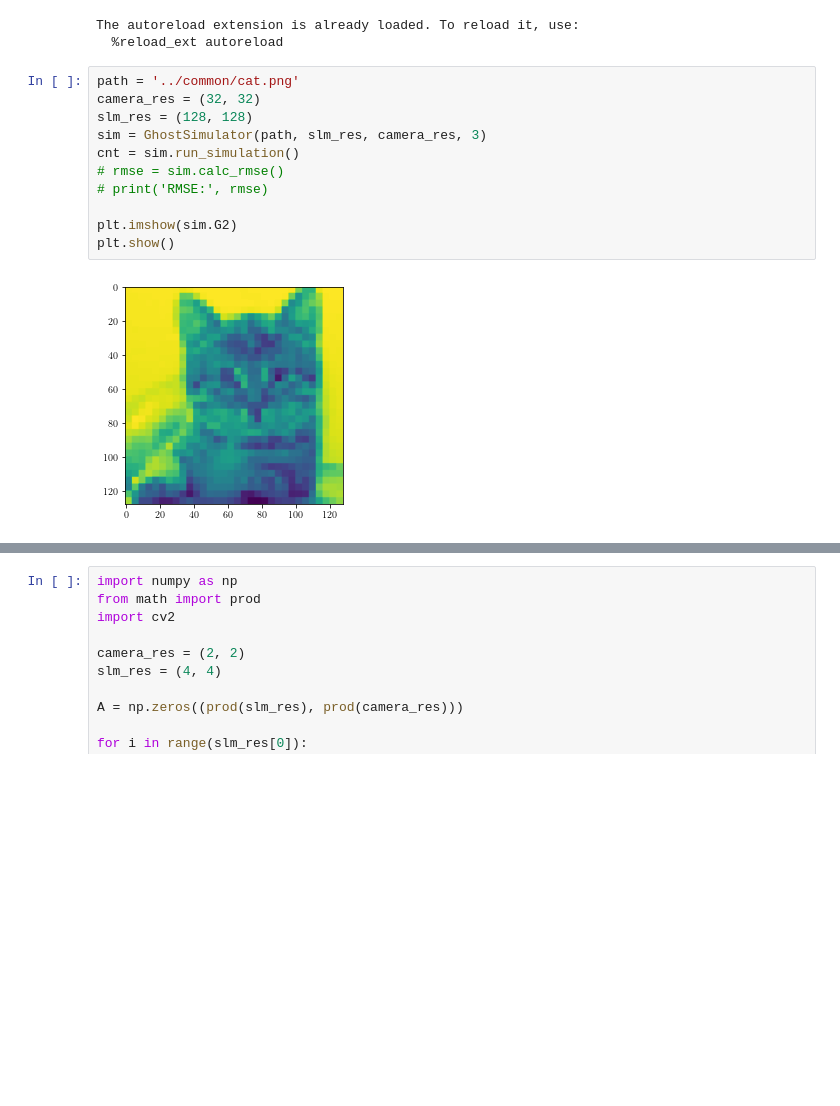
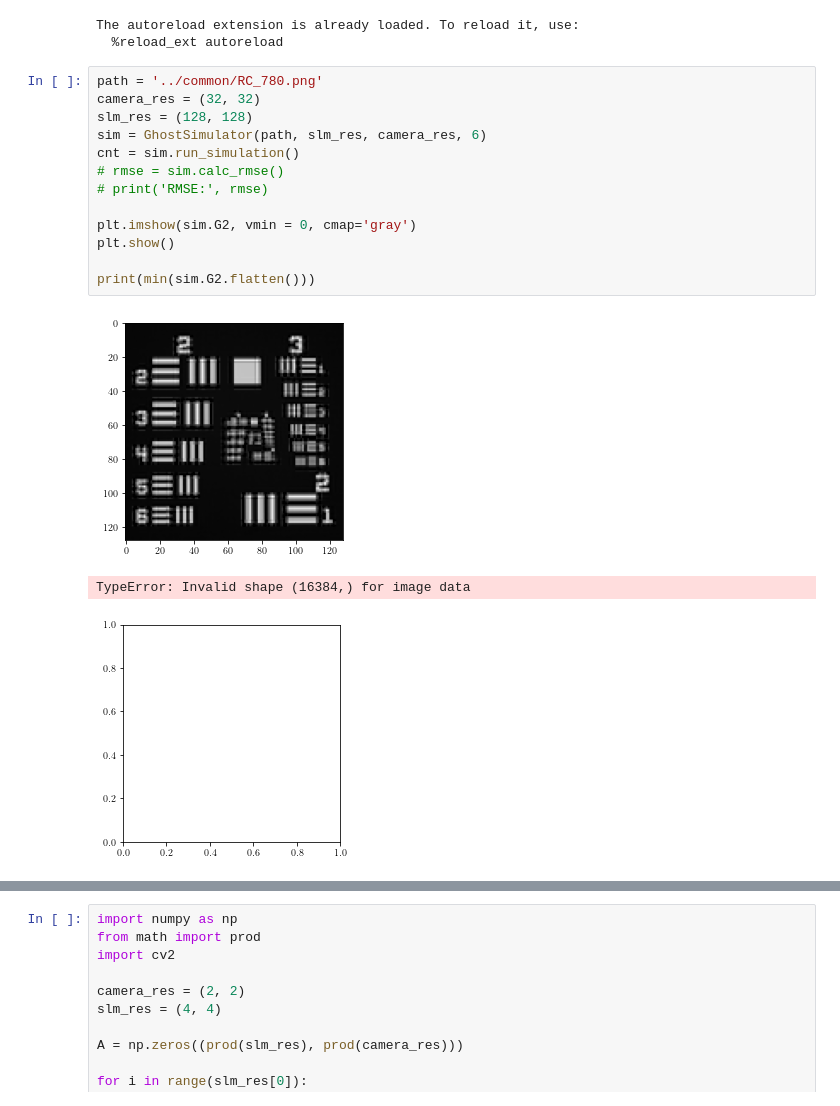
Before and after one commit to rstanuwijaya/jensen-lab-analysis, a Jupyter notebook: notebooks/newgdi.ipynb, the cells around one changed output, grey strips where cells are left out. Saved outputs shown, nothing was run; the diff lists cells and outputs as text; blank space fills up the shorter version.

```diff
--- a/notebooks/newgdi.ipynb
+++ b/notebooks/newgdi.ipynb
@@ -18,18 +18,22 @@ plt.rcParams['text.usetex'] = True
 The autoreload extension is already loaded. To reload it, use:
   %reload_ext autoreload
 # %%
-path = '../common/cat.png'
+path = '../common/RC_780.png'
 camera_res = (32, 32)
 slm_res = (128, 128)
-sim = GhostSimulator(path, slm_res, camera_res, 3)
+sim = GhostSimulator(path, slm_res, camera_res, 6)
 cnt = sim.run_simulation()
 # rmse = sim.calc_rmse()
 # print('RMSE:', rmse)
 
-plt.imshow(sim.G2)
+plt.imshow(sim.G2, vmin = 0, cmap='gray')
 plt.show()
+
+print(min(sim.G2.flatten()))
 # %% [output]
-[figure, old version]
+[figure, new version]
+TypeError: Invalid shape (16384,) for image data
+[figure, added]
 # %%
 sim = GhostSimulator(path, slm_res, camera_res, 64*64*0.1)
 h = sim.generate_hadamard(sim.shape_mac)
```
Also changed, not shown: parts of 2 cells of this notebook, 2 other files.
